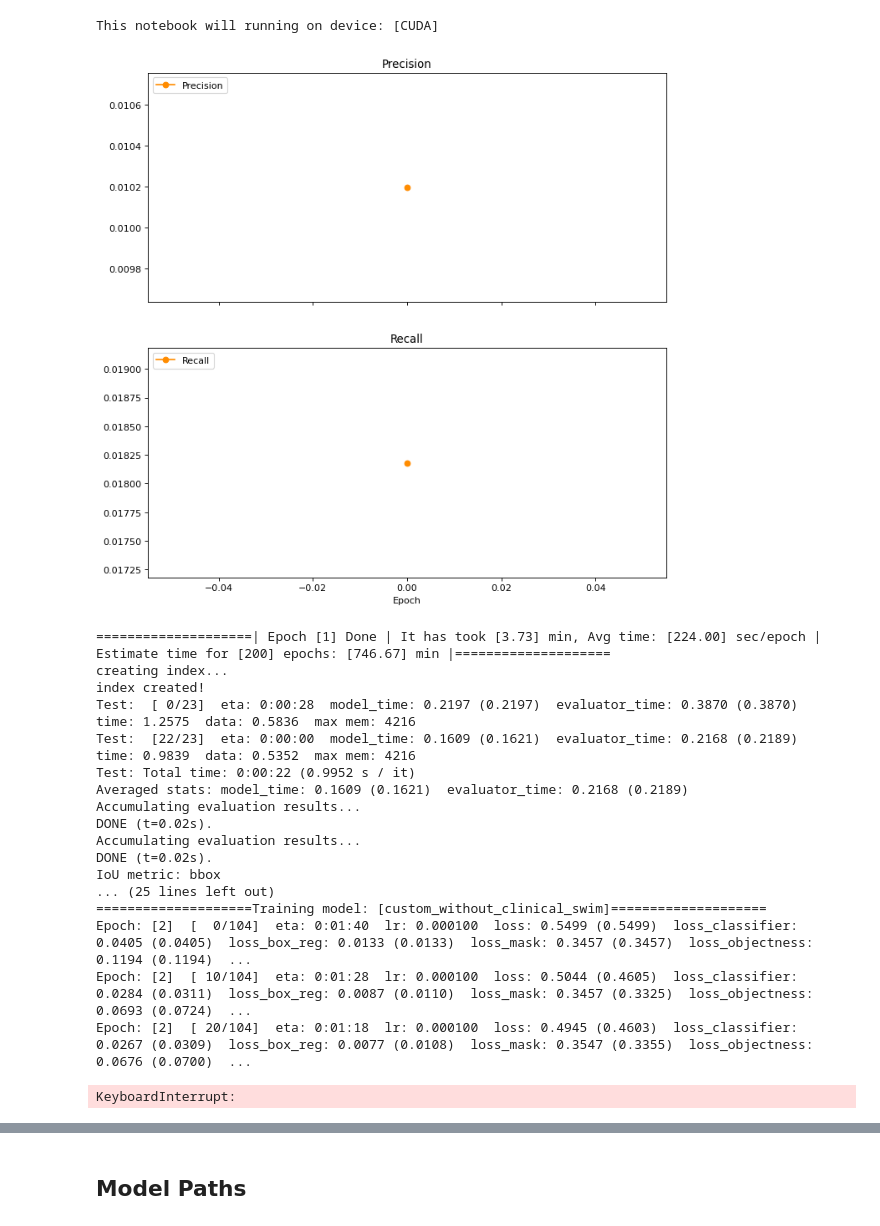
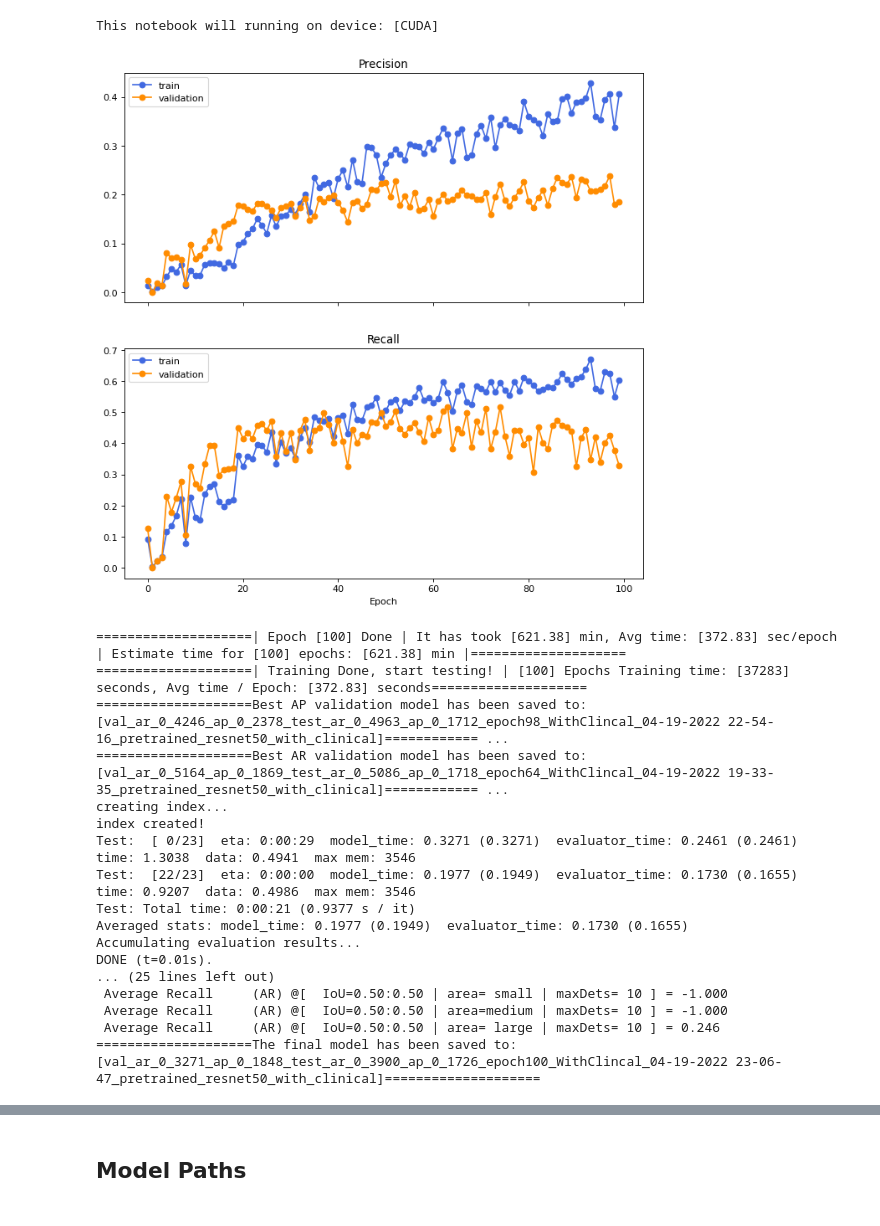
Before and after one commit to ChihchengHsieh/multimodal-abnormalities-detection, a Jupyter notebook: [3] train_loop.ipynb, the cells around one changed output, grey strips where cells are left out. Saved outputs shown, nothing was run; the diff lists cells and outputs as text; code cells hidden in the pictures.

```diff
--- a/[3] train_loop.ipynb
+++ b/[3] train_loop.ipynb
@@ -132,4 +133,7 @@ all_model_setups = [
 ]
 # %%
 labels_cols = DEFAULT_REFLACX_LABEL_COLS
-iou_thrs = full_iou_thrs
+# iou_thrs = full_iou_thrs
+iou_thrs = np.array([0.5])
+
+# was 638 for all.
@@ -136,8 +143,7 @@ iou_thrs = full_iou_thrs
 # %%
-num_epochs = 200
+num_epochs = 100
 train_infos = []
 # %%
-from  datetime import datetime
 
 for model_setup in all_model_setups:
 
@@ -243,51 +249,49 @@ for model_setup in all_model_setups:
         print_f.print_title(
             f"| Epoch [{train_info.epoch}] Done | It has took [{sec_took/60:.2f}] min, Avg time: [{speed:.2f}] sec/epoch | Estimate time for [{num_epochs}] epochs: [{speed*num_epochs/60:.2f}] min |"
         )
 
         #######################################################################################
 
         if model_setup.use_early_stop_model:
             val_ar, val_ap, train_info = check_best(
                 device=device,
                 eval_params_dict=eval_params_dict,
                 train_info=train_info,
                 model=model,
                 optim=optimizer,
                 test_dataloader=test_dataloader,
             )
 
     val_ar, val_ap = get_ar_ap(train_info.val_evaluators[-1])
 
     train_info = end_train(
         train_info=train_info,
-        model=model,
+        model=model,z
         optim=optimizer,
         eval_params_dict=eval_params_dict,
-
         last_val_ar=val_ar,
         last_val_ap=val_ap,
         test_dataloader=test_dataloader,
          device=device,
     )
 
     train_infos.append(train_info)
 # %% [output]
-[figure, old version]
+[figure, new version]
-====================| Epoch [1] Done | It has took [3.73] min, Avg time: [224.00] sec/epoch | Estimate time for [200] epochs: [746.67] min |====================
+====================| Epoch [100] Done | It has took [621.38] min, Avg time: [372.83] sec/epoch | Estimate time for [100] epochs: [621.38] min |====================
+====================| Training Done, start testing! | [100] Epochs Training time: [37283] seconds, Avg time / Epoch: [372.83] seconds====================
+====================Best AP validation model has been saved to: [val_ar_0_4246_ap_0_2378_test_ar_0_4963_ap_0_1712_epoch98_WithClincal_04-19-2022 22-54-16_pretrained_resnet50_with_clinical]============ ...
+====================Best AR validation model has been saved to: [val_ar_0_5164_ap_0_1869_test_ar_0_5086_ap_0_1718_epoch64_WithClincal_04-19-2022 19-33-35_pretrained_resnet50_with_clinical]============ ...
 creating index...
 index created!
-Test:  [ 0/23]  eta: 0:00:28  model_time: 0.2197 (0.2197)  evaluator_time: 0.3870 (0.3870)  time: 1.2575  data: 0.5836  max mem: 4216
-Test:  [22/23]  eta: 0:00:00  model_time: 0.1609 (0.1621)  evaluator_time: 0.2168 (0.2189)  time: 0.9839  data: 0.5352  max mem: 4216
-Test: Total time: 0:00:22 (0.9952 s / it)
-Averaged stats: model_time: 0.1609 (0.1621)  evaluator_time: 0.2168 (0.2189)
+Test:  [ 0/23]  eta: 0:00:29  model_time: 0.3271 (0.3271)  evaluator_time: 0.2461 (0.2461)  time: 1.3038  data: 0.4941  max mem: 3546
+Test:  [22/23]  eta: 0:00:00  model_time: 0.1977 (0.1949)  evaluator_time: 0.1730 (0.1655)  time: 0.9207  data: 0.4986  max mem: 3546
+Test: Total time: 0:00:21 (0.9377 s / it)
+Averaged stats: model_time: 0.1977 (0.1949)  evaluator_time: 0.1730 (0.1655)
 Accumulating evaluation results...
-DONE (t=0.02s).
-Accumulating evaluation results...
-DONE (t=0.02s).
-IoU metric: bbox
+DONE (t=0.01s).
 ... (25 lines left out)
-====================Training model: [custom_without_clinical_swim]====================
-Epoch: [2]  [  0/104]  eta: 0:01:40  lr: 0.000100  loss: 0.5499 (0.5499)  loss_classifier: 0.0405 (0.0405)  loss_box_reg: 0.0133 (0.0133)  loss_mask: 0.3457 (0.3457)  loss_objectness: 0.1194 (0.1194)  ...
-Epoch: [2]  [ 10/104]  eta: 0:01:28  lr: 0.000100  loss: 0.5044 (0.4605)  loss_classifier: 0.0284 (0.0311)  loss_box_reg: 0.0087 (0.0110)  loss_mask: 0.3457 (0.3325)  loss_objectness: 0.0693 (0.0724)  ...
-Epoch: [2]  [ 20/104]  eta: 0:01:18  lr: 0.000100  loss: 0.4945 (0.4603)  loss_classifier: 0.0267 (0.0309)  loss_box_reg: 0.0077 (0.0108)  loss_mask: 0.3547 (0.3355)  loss_objectness: 0.0676 (0.0700)  ...
+ Average Recall     (AR) @[  IoU=0.50:0.50 | area= small | maxDets= 10 ] = -1.000
+ Average Recall     (AR) @[  IoU=0.50:0.50 | area=medium | maxDets= 10 ] = -1.000
+ Average Recall     (AR) @[  IoU=0.50:0.50 | area= large | maxDets= 10 ] = 0.246
+====================The final model has been saved to: [val_ar_0_3271_ap_0_1848_test_ar_0_3900_ap_0_1726_epoch100_WithClincal_04-19-2022 23-06-47_pretrained_resnet50_with_clinical]====================
-KeyboardInterrupt:
```
Also changed, not shown: parts of 11 cells of this notebook, 9 other files.
